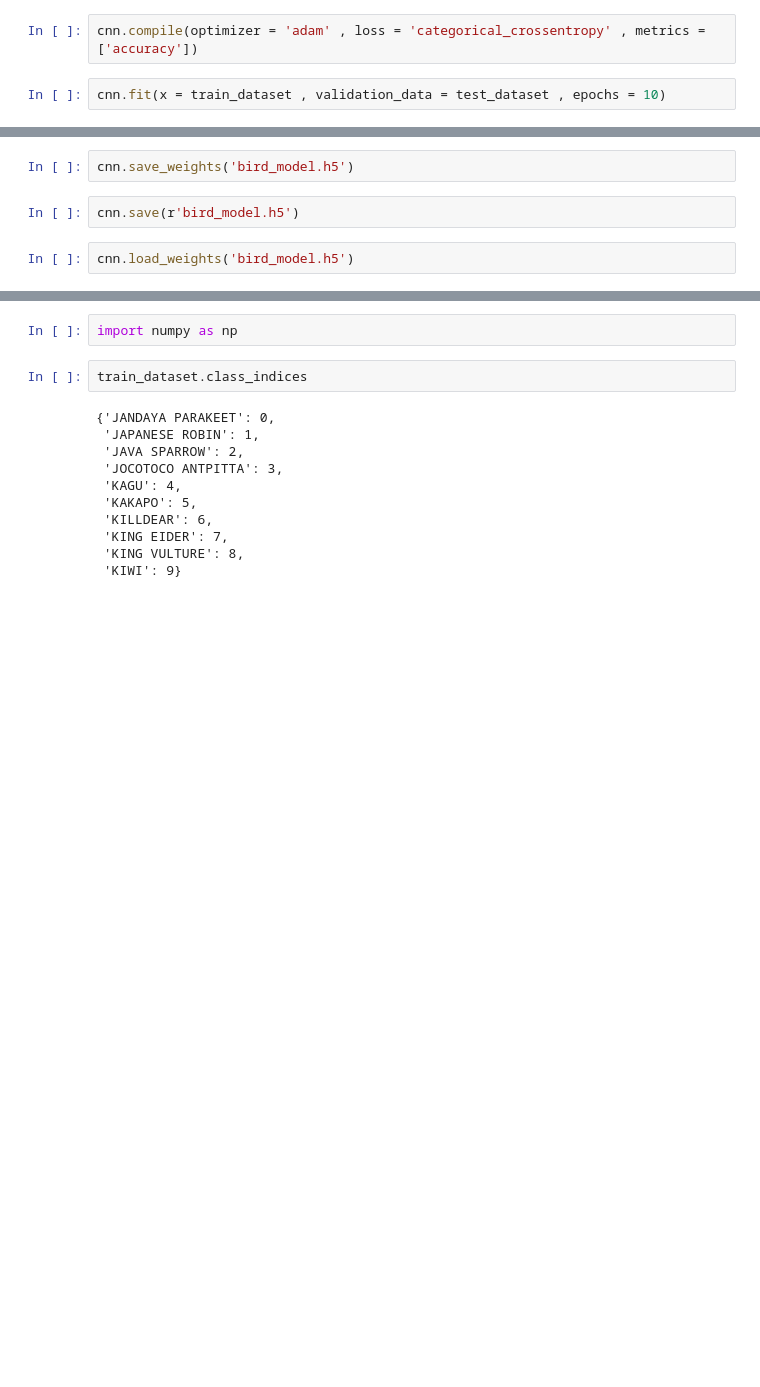
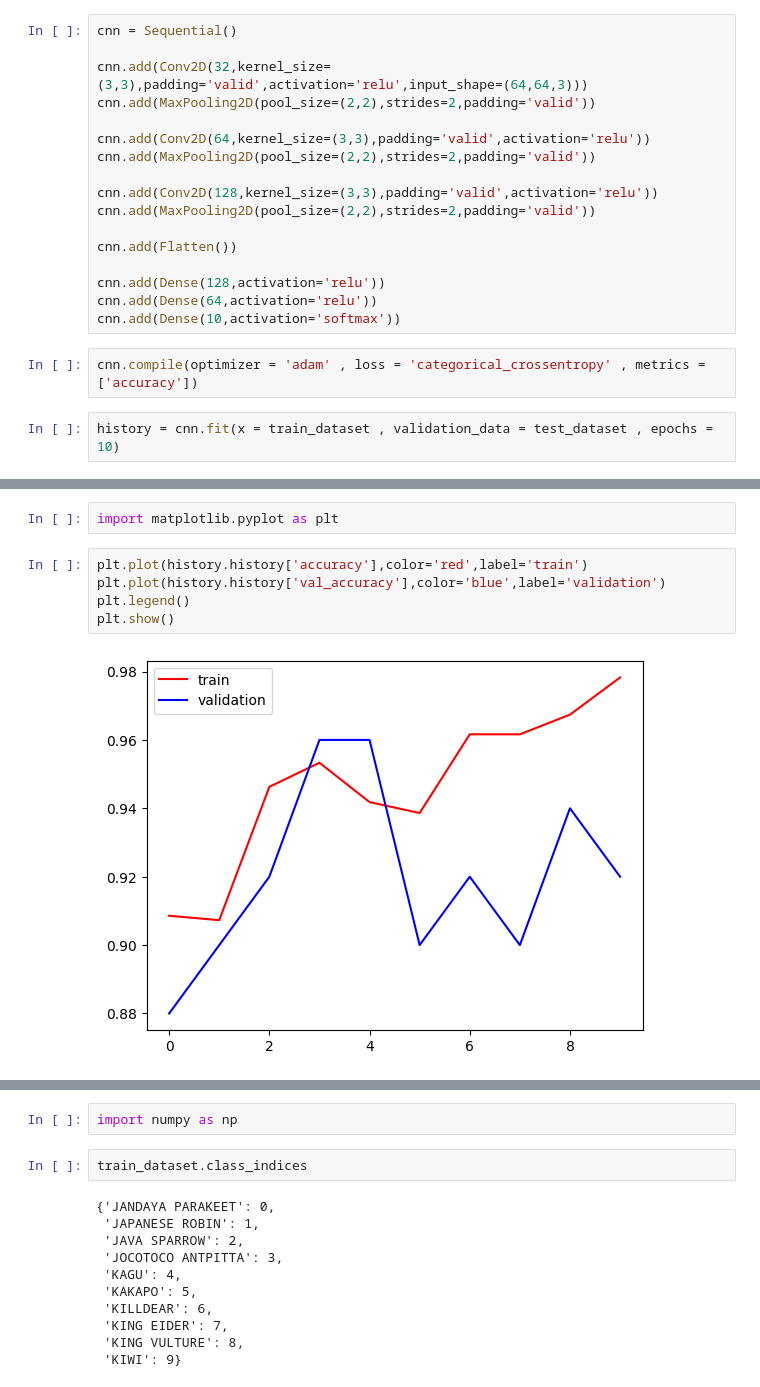
Before and after one commit to souvik9998/image-identification-using-cnn, a Jupyter notebook: image_identification_using_cnn.ipynb, the cells around one changed output, grey strips where cells are left out. Cells and saved outputs as stored; diff of their text form; blank space fills up the shorter version.

```diff
--- a/image_identification_using_cnn.ipynb
+++ b/image_identification_using_cnn.ipynb
@@ -63,6 +36,23 @@ cnn.add(tf.keras.layers.Dense(units=10 , activation='softmax'))
+# %%
+cnn = Sequential()
+
+cnn.add(Conv2D(32,kernel_size=(3,3),padding='valid',activation='relu',input_shape=(64,64,3)))
+cnn.add(MaxPooling2D(pool_size=(2,2),strides=2,padding='valid'))
+
+cnn.add(Conv2D(64,kernel_size=(3,3),padding='valid',activation='relu'))
+cnn.add(MaxPooling2D(pool_size=(2,2),strides=2,padding='valid'))
+
+cnn.add(Conv2D(128,kernel_size=(3,3),padding='valid',activation='relu'))
+cnn.add(MaxPooling2D(pool_size=(2,2),strides=2,padding='valid'))
+
+cnn.add(Flatten())
+
+cnn.add(Dense(128,activation='relu'))
+cnn.add(Dense(64,activation='relu'))
+cnn.add(Dense(10,activation='softmax'))
 # %%
 cnn.compile(optimizer = 'adam' , loss = 'categorical_crossentropy' , metrics = ['accuracy'])
 # %%
-cnn.fit(x = train_dataset , validation_data = test_dataset , epochs = 10)
+history = cnn.fit(x = train_dataset , validation_data = test_dataset , epochs = 10)
 # %% [output]
 Epoch 1/10
@@ -89,6 +78,9 @@ Epoch 10/10
-# %%
-cnn.save_weights('bird_model.h5')
-# %%
-cnn.save(r'bird_model.h5')
-# %%
-cnn.load_weights('bird_model.h5')
+# %%
+import matplotlib.pyplot as plt
+# %%
+plt.plot(history.history['accuracy'],color='red',label='train')
+plt.plot(history.history['val_accuracy'],color='blue',label='validation')
+plt.legend()
+plt.show()
+# %% [output]
+[figure, added]
```
Also changed, not shown: parts of 11 cells of this notebook.
